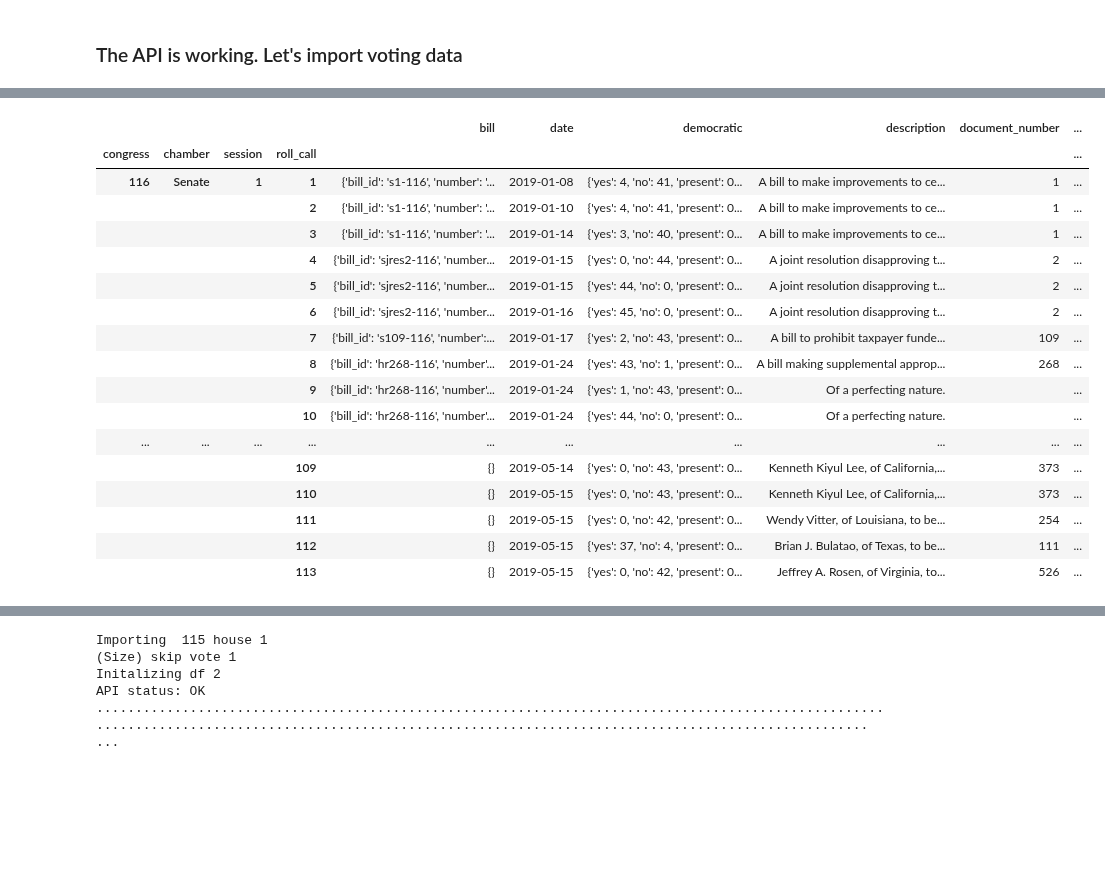
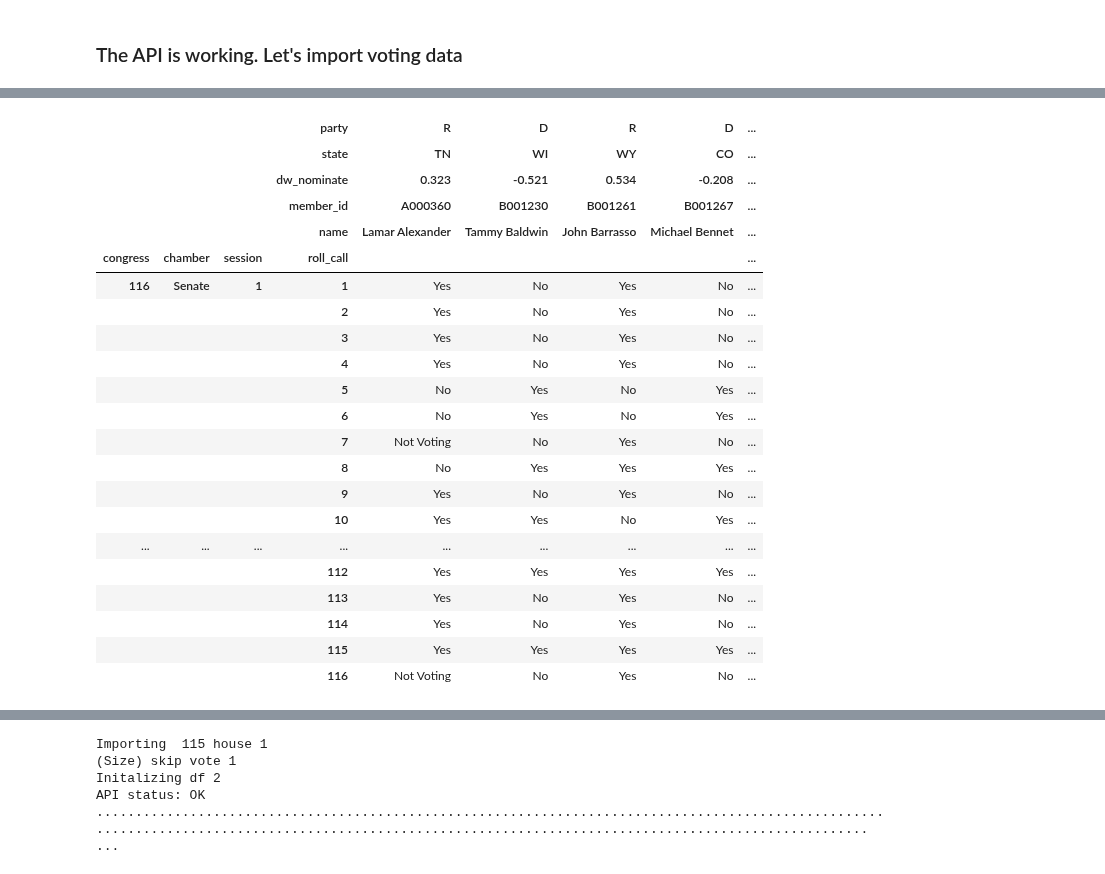
Before and after one commit to Nhorning/Congressional_Survival, a Jupyter notebook: Data Wrangling.ipynb, the cells around one changed output, grey strips where cells are left out. Saved outputs shown, nothing was run; the diff lists cells and outputs as text; code cells hidden in the pictures; blank space fills up the shorter version.

```diff
--- a/Data Wrangling.ipynb
+++ b/Data Wrangling.ipynb
@@ -107,3 +75,0 @@ last_20df.loc[:4,:]#'bill':'description']
-# %%
-vote = latest_vote['results']['votes']['vote']
-vote.keys()
@@ -135,6 +76,4 @@ latest_vote_positions_df
 # %%
-#Yeah, that's right! That's vote data!
-
 def API_attempts(endpoint, attempts, verbose=False):
     '''takes and endpoint and requests the API with it for a given number of times'''
 
@@ -254,6 +193,57 @@ def import_session(congress, chamber, session):
 
     return dfv.join(dfp, on='roll_call').set_index(['congress','chamber','session','roll_call'])
 
+def positions_df(metalist):
+    '''return a dataframe of postions for a given list of vote metadata'''
+
+    #initialize dataframe
+    dfp = pd.DataFrame()
+
+    #for every position in the list
+    for congress, chamber, session, roll_call in metalist:
+
+        #request the roll_call vote from the API
+        vote, status = import_vote(congress, chamber, session, roll_call)
+
+        #extract the positions from the rollcall vote data
+        positions = vote.pop('positions')
+
+        #turn the postions into a dataframe
+        call_positions = pd.DataFrame(positions).drop_duplicates()
+
+        #if the output dataframe isn't empty and the size is right,
+        if not dfp.empty:
+
+            #merge the positions for that call into it
+            dfp = pd.merge(dfp, call_positions, on=mergelst, how='outer')
+
+            #let us know it's working
+            print('.', end='')
+
+        #if it is empty
+        elif dfp.empty:
+            #make it equal to call_positions
+            dfp = call_positions
+
+            #make a list of the columns that will be used to merge the call positions
+            mergelst = dfp.columns.tolist()[:-1]
+
+            #move party and state to front of merglist
+            for x in ['state','party']:
+                mergelst.insert(0, mergelst.pop(mergelst.index(x)))
+
+            #alert that we've started
+            print('df created', end=' ')
+
+
+    #create a multindex of partymembers
+    dfp = dfp.set_index(mergelst).transpose()
+
+    #after transposing use the metalist as the index
+    dfp.index = metalist
+
+    return dfp
+
 def import_month(year, chamber, month):
     '''import vote metadata for a given year or month and return a dataframe '''
 
@@ -307,6 +297,7 @@ print('testing import with latest session:')
 #latest_session_test_1_df = import_session(116, 'House', 1)
 #latest_session_test_1_df
 senate_2019_test = import_year(2019, 'senate')
-senate_2019_test
+positions = positions_df(senate_2019_test.index)
+positions
 # %% [output]
 testing import with latest session:
@@ -314,18 +305,22 @@ importing senate 2019 1 2 3 4 5 skip 6 skip 7 skip 8 skip 9 skip 10 skip 11 skip
-|  |  |  |  | bill | date | democratic | description | document_number | ... |
-| congress | chamber | session | roll_call |  |  |  |  |  | ... |
-| 116 | Senate | 1 | 1 | {'bill_id': 's1-116', 'number': '... | 2019-01-08 | {'yes': 4, 'no': 41, 'present': 0... | A bill to make improvements to ce... | 1 | ... |
-|  |  |  | 2 | {'bill_id': 's1-116', 'number': '... | 2019-01-10 | {'yes': 4, 'no': 41, 'present': 0... | A bill to make improvements to ce... | 1 | ... |
-|  |  |  | 3 | {'bill_id': 's1-116', 'number': '... | 2019-01-14 | {'yes': 3, 'no': 40, 'present': 0... | A bill to make improvements to ce... | 1 | ... |
-|  |  |  | 4 | {'bill_id': 'sjres2-116', 'number... | 2019-01-15 | {'yes': 0, 'no': 44, 'present': 0... | A joint resolution disapproving t... | 2 | ... |
-|  |  |  | 5 | {'bill_id': 'sjres2-116', 'number... | 2019-01-15 | {'yes': 44, 'no': 0, 'present': 0... | A joint resolution disapproving t... | 2 | ... |
-|  |  |  | 6 | {'bill_id': 'sjres2-116', 'number... | 2019-01-16 | {'yes': 45, 'no': 0, 'present': 0... | A joint resolution disapproving t... | 2 | ... |
-|  |  |  | 7 | {'bill_id': 's109-116', 'number':... | 2019-01-17 | {'yes': 2, 'no': 43, 'present': 0... | A bill to prohibit taxpayer funde... | 109 | ... |
-|  |  |  | 8 | {'bill_id': 'hr268-116', 'number'... | 2019-01-24 | {'yes': 43, 'no': 1, 'present': 0... | A bill making supplemental approp... | 268 | ... |
-|  |  |  | 9 | {'bill_id': 'hr268-116', 'number'... | 2019-01-24 | {'yes': 1, 'no': 43, 'present': 0... | Of a perfecting nature. |  | ... |
-|  |  |  | 10 | {'bill_id': 'hr268-116', 'number'... | 2019-01-24 | {'yes': 44, 'no': 0, 'present': 0... | Of a perfecting nature. |  | ... |
-| ... | ... | ... | ... | ... | ... | ... | ... | ... | ... |
-|  |  |  | 109 | {} | 2019-05-14 | {'yes': 0, 'no': 43, 'present': 0... | Kenneth Kiyul Lee, of California,... | 373 | ... |
-|  |  |  | 110 | {} | 2019-05-15 | {'yes': 0, 'no': 43, 'present': 0... | Kenneth Kiyul Lee, of California,... | 373 | ... |
-|  |  |  | 111 | {} | 2019-05-15 | {'yes': 0, 'no': 42, 'present': 0... | Wendy Vitter, of Louisiana, to be... | 254 | ... |
-|  |  |  | 112 | {} | 2019-05-15 | {'yes': 37, 'no': 4, 'present': 0... | Brian J. Bulatao, of Texas, to be... | 111 | ... |
-|  |  |  | 113 | {} | 2019-05-15 | {'yes': 0, 'no': 42, 'present': 0... | Jeffrey A. Rosen, of Virginia, to... | 526 | ... |
+|  |  |  | party | R | D | R | D | ... |
+|  |  |  | state | TN | WI | WY | CO | ... |
+|  |  |  | dw_nominate | 0.323 | -0.521 | 0.534 | -0.208 | ... |
+|  |  |  | member_id | A000360 | B001230 | B001261 | B001267 | ... |
+|  |  |  | name | Lamar Alexander | Tammy Baldwin | John Barrasso | Michael Bennet | ... |
+| congress | chamber | session | roll_call |  |  |  |  | ... |
+| 116 | Senate | 1 | 1 | Yes | No | Yes | No | ... |
+|  |  |  | 2 | Yes | No | Yes | No | ... |
+|  |  |  | 3 | Yes | No | Yes | No | ... |
+|  |  |  | 4 | Yes | No | Yes | No | ... |
+|  |  |  | 5 | No | Yes | No | Yes | ... |
+|  |  |  | 6 | No | Yes | No | Yes | ... |
+|  |  |  | 7 | Not Voting | No | Yes | No | ... |
+|  |  |  | 8 | No | Yes | Yes | Yes | ... |
+|  |  |  | 9 | Yes | No | Yes | No | ... |
+|  |  |  | 10 | Yes | Yes | No | Yes | ... |
+| ... | ... | ... | ... | ... | ... | ... | ... | ... |
+|  |  |  | 112 | Yes | Yes | Yes | Yes | ... |
+|  |  |  | 113 | Yes | No | Yes | No | ... |
+|  |  |  | 114 | Yes | No | Yes | No | ... |
+|  |  |  | 115 | Yes | Yes | Yes | Yes | ... |
+|  |  |  | 116 | Not Voting | No | Yes | No | ... |
```
Also changed, not shown: parts of 9 cells of this notebook.
